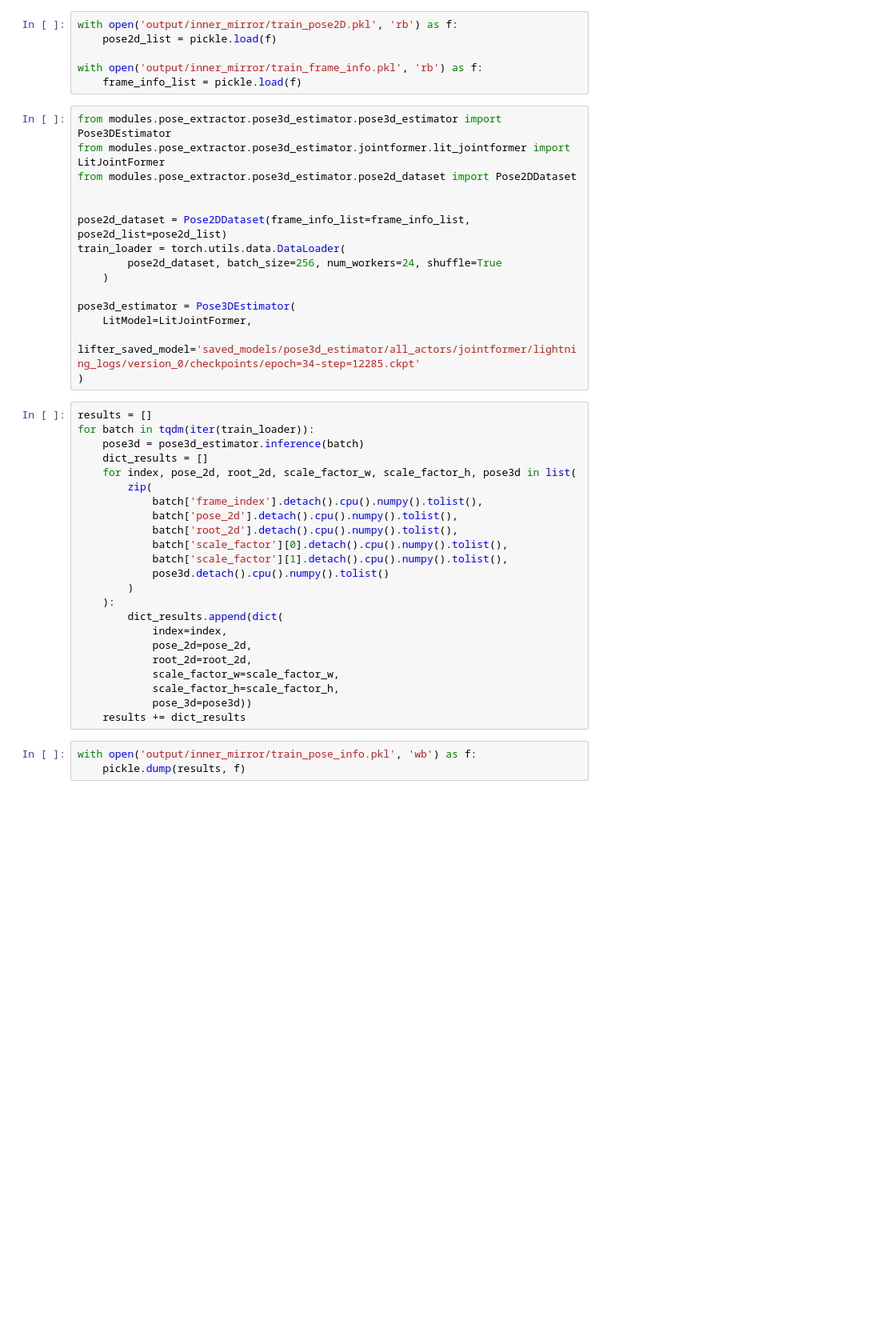
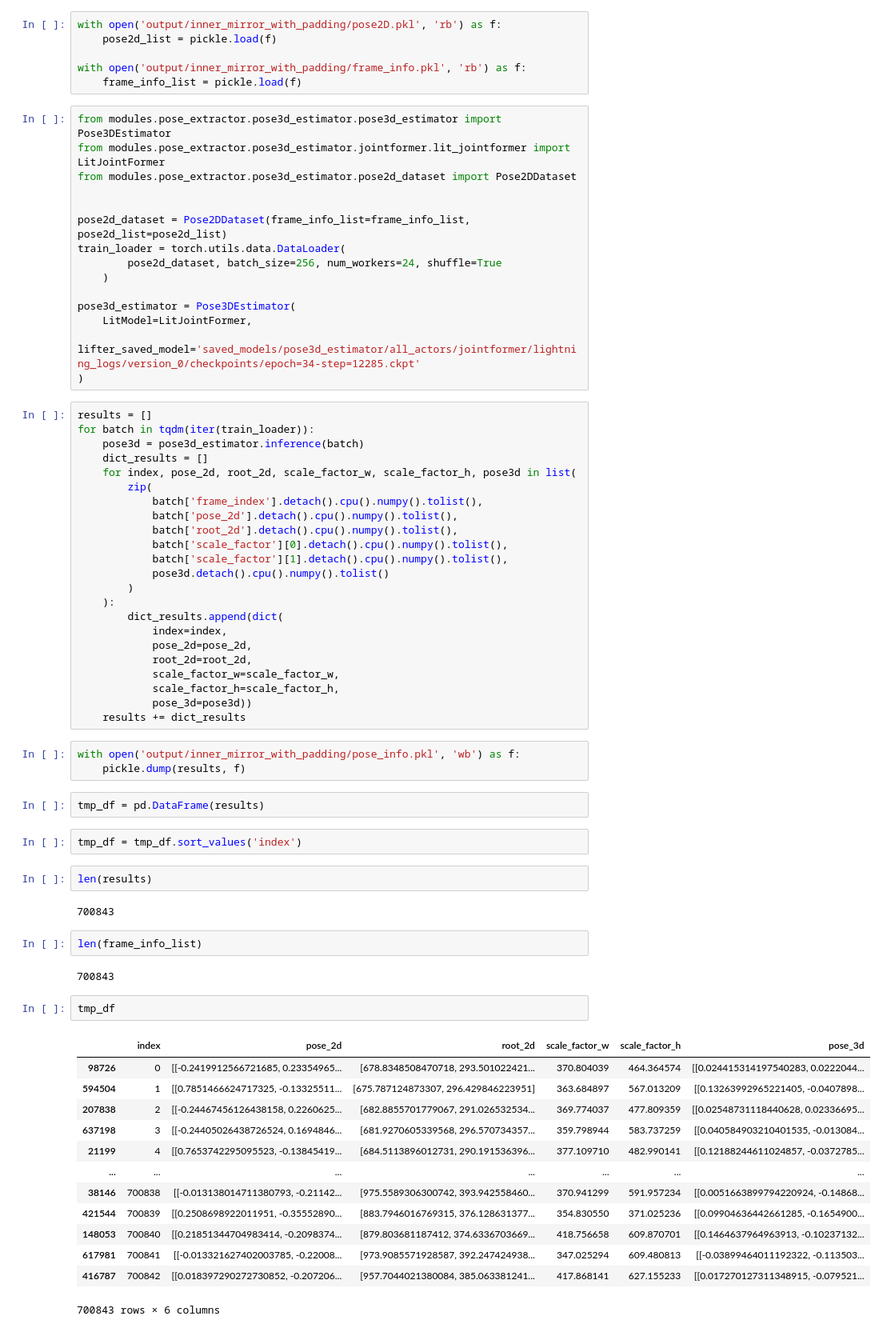
Before and after one commit to gentlerainsky/incabin-action-recognition, a Jupyter notebook: scripts/pose3d_estimator.ipynb, the cells around one changed output. Shown: that part at 80% size. Cells and saved outputs as stored; diff of their text form; blank space fills up the shorter version.

Commit message:
fix 2d extractor with sliding window padding

```diff
--- a/scripts/pose3d_estimator.ipynb
+++ b/scripts/pose3d_estimator.ipynb
@@ -7,10 +7,10 @@ from tqdm import tqdm
 %load_ext autoreload
 %autoreload 2
 # %%
-with open('output/inner_mirror/train_pose2D.pkl', 'rb') as f:
+with open('output/inner_mirror_with_padding/pose2D.pkl', 'rb') as f:
     pose2d_list = pickle.load(f)
 
-with open('output/inner_mirror/train_frame_info.pkl', 'rb') as f:
+with open('output/inner_mirror_with_padding/frame_info.pkl', 'rb') as f:
     frame_info_list = pickle.load(f)
 # %%
 from modules.pose_extractor.pose3d_estimator.pose3d_estimator import Pose3DEstimator
@@ -51,5 +51,33 @@ for batch in tqdm(iter(train_loader)):
             pose_3d=pose3d))
     results += dict_results
 # %%
-with open('output/inner_mirror/train_pose_info.pkl', 'wb') as f:
+with open('output/inner_mirror_with_padding/pose_info.pkl', 'wb') as f:
     pickle.dump(results, f)
+# %%
+tmp_df = pd.DataFrame(results)
+# %%
+tmp_df = tmp_df.sort_values('index')
+# %%
+len(results)
+# %% [output]
+700843
+# %%
+len(frame_info_list)
+# %% [output]
+700843
+# %%
+tmp_df
+# %% [output]
+|  | index | pose_2d | root_2d | scale_factor_w | scale_factor_h | pose_3d |
+| 98726 | 0 | [[-0.2419912566721685, 0.23354965... | [678.8348508470718, 293.501022421... | 370.804039 | 464.364574 | [[0.024415314197540283, 0.0222044... |
+| 594504 | 1 | [[0.7851466624717325, -0.13325511... | [675.787124873307, 296.429846223951] | 363.684897 | 567.013209 | [[0.13263992965221405, -0.0407898... |
+| 207838 | 2 | [[-0.24467456126438158, 0.2260625... | [682.8855701779067, 291.026532534... | 369.774037 | 477.809359 | [[0.02548731118440628, 0.02336695... |
+| 637198 | 3 | [[-0.24405026438726524, 0.1694846... | [681.9270605339568, 296.570734357... | 359.798944 | 583.737259 | [[0.040584903210401535, -0.013084... |
+| 21199 | 4 | [[0.7653742295095523, -0.13845419... | [684.5113896012731, 290.191536396... | 377.109710 | 482.990141 | [[0.12188244611024857, -0.0372785... |
+| ... | ... | ... | ... | ... | ... | ... |
+| 38146 | 700838 | [[-0.013138014711380793, -0.21142... | [975.5589306300742, 393.942558460... | 370.941299 | 591.957234 | [[0.0051663899794220924, -0.14868... |
+| 421544 | 700839 | [[0.2508698922011951, -0.35552890... | [883.7946016769315, 376.128631377... | 354.830550 | 371.025236 | [[0.09904636442661285, -0.1654900... |
+| 148053 | 700840 | [[0.21851344704983414, -0.2098374... | [879.803681187412, 374.6336703669... | 418.756658 | 609.870701 | [[0.1464637964963913, -0.10237132... |
+| 617981 | 700841 | [[-0.013321627402003785, -0.22008... | [973.9085571928587, 392.247424938... | 347.025294 | 609.480813 | [[-0.03899464011192322, -0.113503... |
+| 416787 | 700842 | [[0.018397290272730852, -0.207206... | [957.7044021380084, 385.063381241... | 417.868141 | 627.155233 | [[0.017270127311348915, -0.079521... |
+700843 rows × 6 columns
```
Also changed, not shown: 8 other files.
